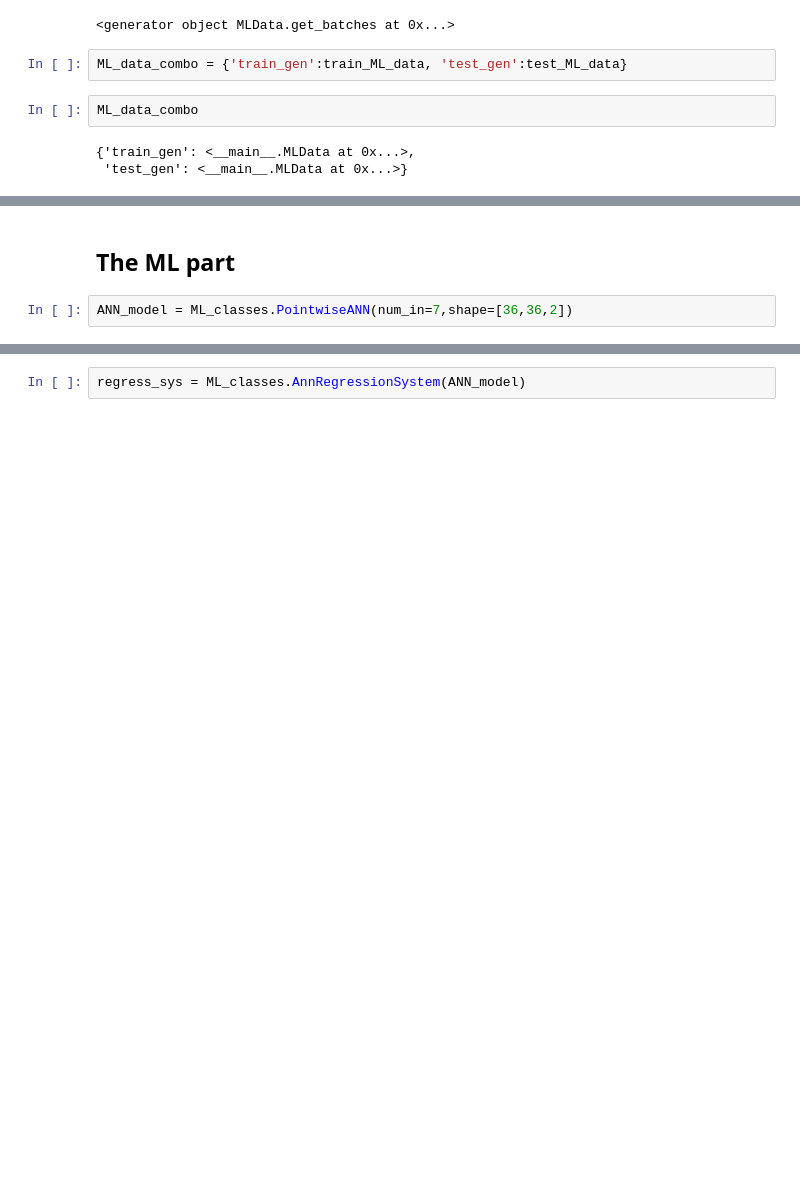
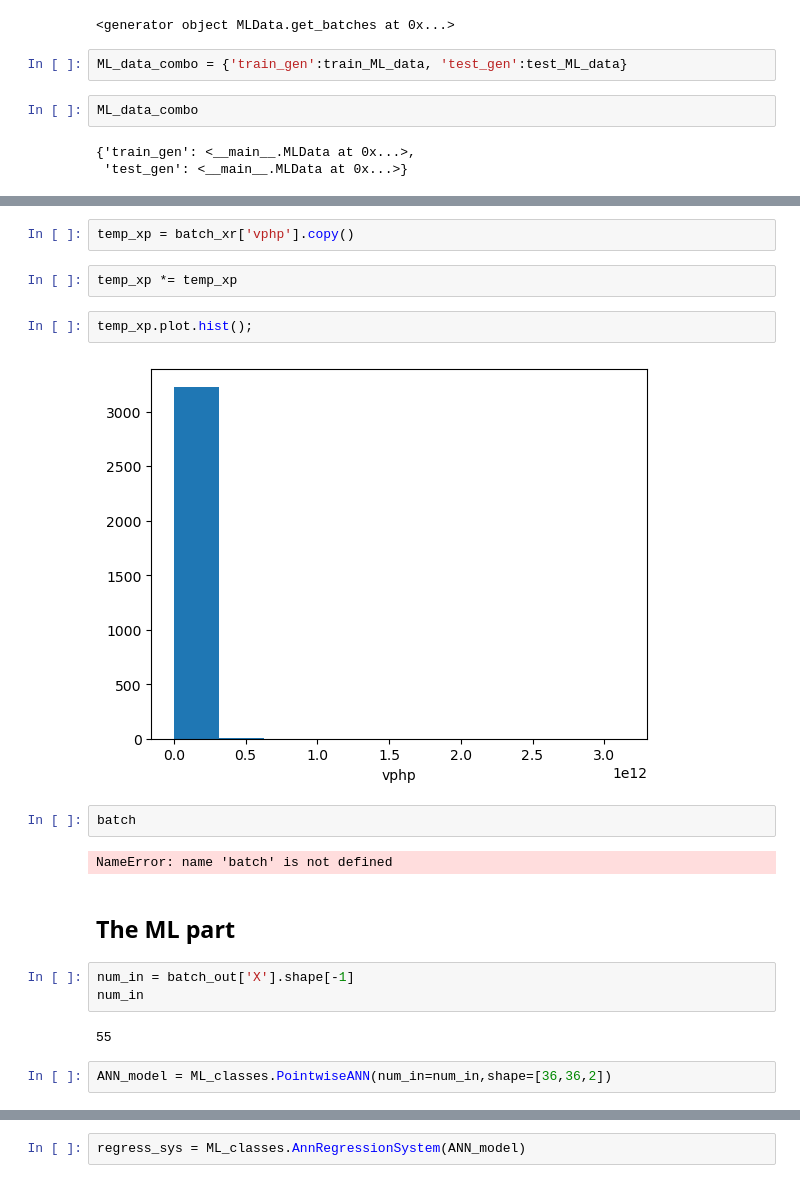
Before and after one commit to dhruvbalwada/mesoscale_buoyancy_param_ML, a Jupyter notebook: module_dev_notebooks/test_modules.ipynb, the cells around one changed output, grey strips where cells are left out. Saved outputs shown, nothing was run; the diff lists cells and outputs as text; blank space fills up the shorter version.

```diff
--- a/module_dev_notebooks/test_modules.ipynb
+++ b/module_dev_notebooks/test_modules.ipynb
@@ -310,7 +335,24 @@ Output (y) batch shape: (420324, 2)
+# %%
+temp_xp = batch_xr['vphp'].copy()
+# %%
+temp_xp *= temp_xp
+# %%
+temp_xp.plot.hist();
+# %% [output]
+[figure, added]
+# %%
+batch
+# %% [output]
+NameError: name 'batch' is not defined
 # %% [markdown]
 ## The ML part
+# %%
+num_in = batch_out['X'].shape[-1]
+num_in
+# %% [output]
+55
 # %%
-ANN_model = ML_classes.PointwiseANN(num_in=7,shape=[36,36,2])
+ANN_model = ML_classes.PointwiseANN(num_in=num_in,shape=[36,36,2])
 # %%
 ANN_model.count_parameters()
 # %% [output]
```
Also changed, not shown: parts of 29 cells of this notebook, 1 other file.
